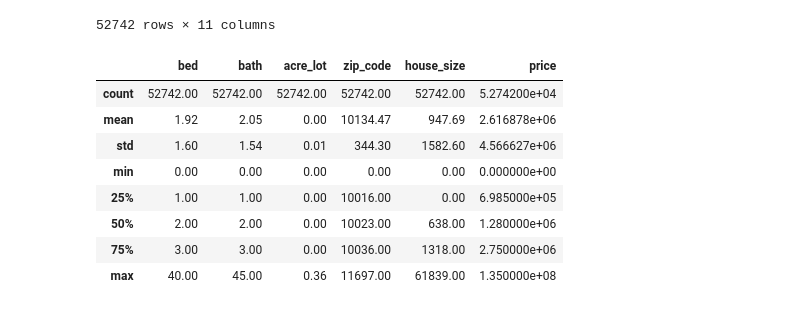
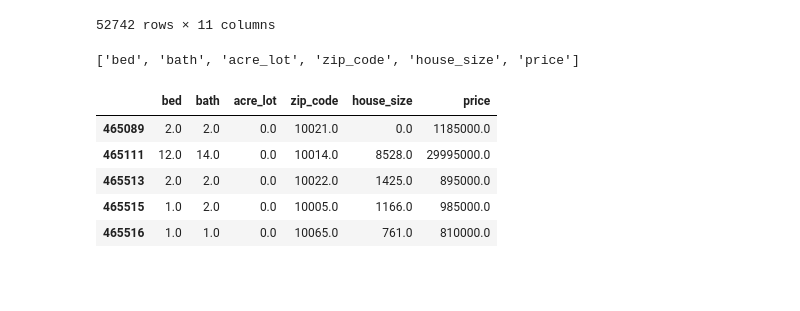
Before and after one commit to AdrGon0450/project-1, a Jupyter notebook: Main.ipynb, the cells around one changed output. Drawn from its saved outputs; the diff is of its cells as text; code cells hidden in the pictures; blank space fills up the shorter version.

```diff
--- a/Main.ipynb
+++ b/Main.ipynb
@@ -96,16 +97,17 @@ new_york_df
 | 1047842 | for_sale | 2.0 | 1.0 | 0.0 | New York | New York | 11368.0 | 0.0 | 1/10/2018 | 182000.0 | ... |
 | 1048327 | for_sale | 3.0 | 1.0 | 0.0 | New York | New York | 11417.0 | 1184.0 | 0 | 774888.0 | ... |
 52742 rows × 11 columns
-# %%
-clean_df= new_york_df.describe().round(2)
-clean_df
-# %% [output]
-|  | bed | bath | acre_lot | zip_code | house_size | price |
-| count | 52742.00 | 52742.00 | 52742.00 | 52742.00 | 52742.00 | 5.274200e+04 |
-| mean | 1.92 | 2.05 | 0.00 | 10134.47 | 947.69 | 2.616878e+06 |
-| std | 1.60 | 1.54 | 0.01 | 344.30 | 1582.60 | 4.566627e+06 |
-| min | 0.00 | 0.00 | 0.00 | 0.00 | 0.00 | 0.000000e+00 |
-| 25% | 1.00 | 1.00 | 0.00 | 10016.00 | 0.00 | 6.985000e+05 |
-| 50% | 2.00 | 2.00 | 0.00 | 10023.00 | 638.00 | 1.280000e+06 |
-| 75% | 3.00 | 3.00 | 0.00 | 10036.00 | 1318.00 | 2.750000e+06 |
-| max | 40.00 | 45.00 | 0.36 | 11697.00 | 61839.00 | 1.350000e+08 |
+# %%
+[col for col in new_york_df.columns if pd.api.types.is_numeric_dtype(new_york_df[col])]
+# %% [output]
+['bed', 'bath', 'acre_lot', 'zip_code', 'house_size', 'price']
+# %%
+clean_df=new_york_df[[col for col in new_york_df.columns if pd.api.types.is_numeric_dtype(new_york_df[col])]]
+clean_df.head()
+# %% [output]
+|  | bed | bath | acre_lot | zip_code | house_size | price |
+| 465089 | 2.0 | 2.0 | 0.0 | 10021.0 | 0.0 | 1185000.0 |
+| 465111 | 12.0 | 14.0 | 0.0 | 10014.0 | 8528.0 | 29995000.0 |
+| 465513 | 2.0 | 2.0 | 0.0 | 10022.0 | 1425.0 | 895000.0 |
+| 465515 | 1.0 | 2.0 | 0.0 | 10005.0 | 1166.0 | 985000.0 |
+| 465516 | 1.0 | 1.0 | 0.0 | 10065.0 | 761.0 | 810000.0 |
```
Also changed, not shown: parts of 16 cells of this notebook.
